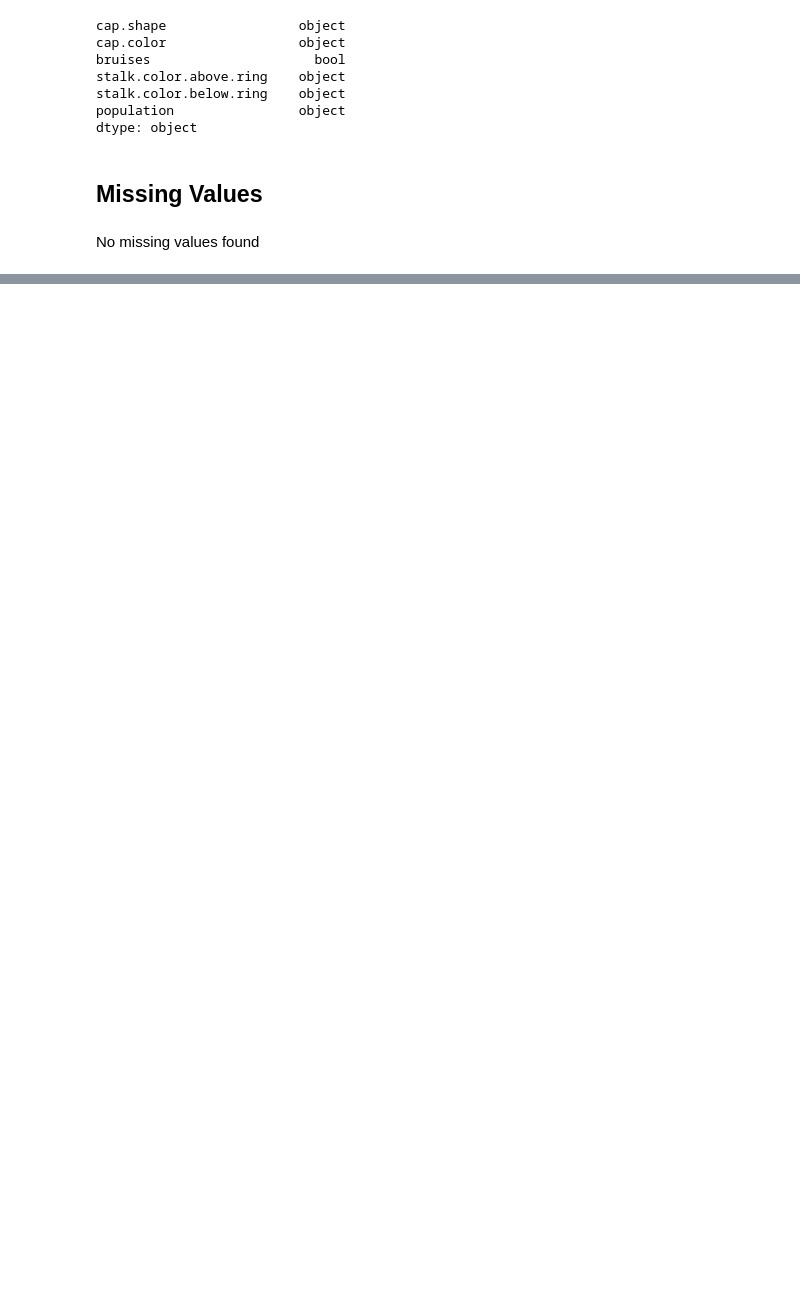
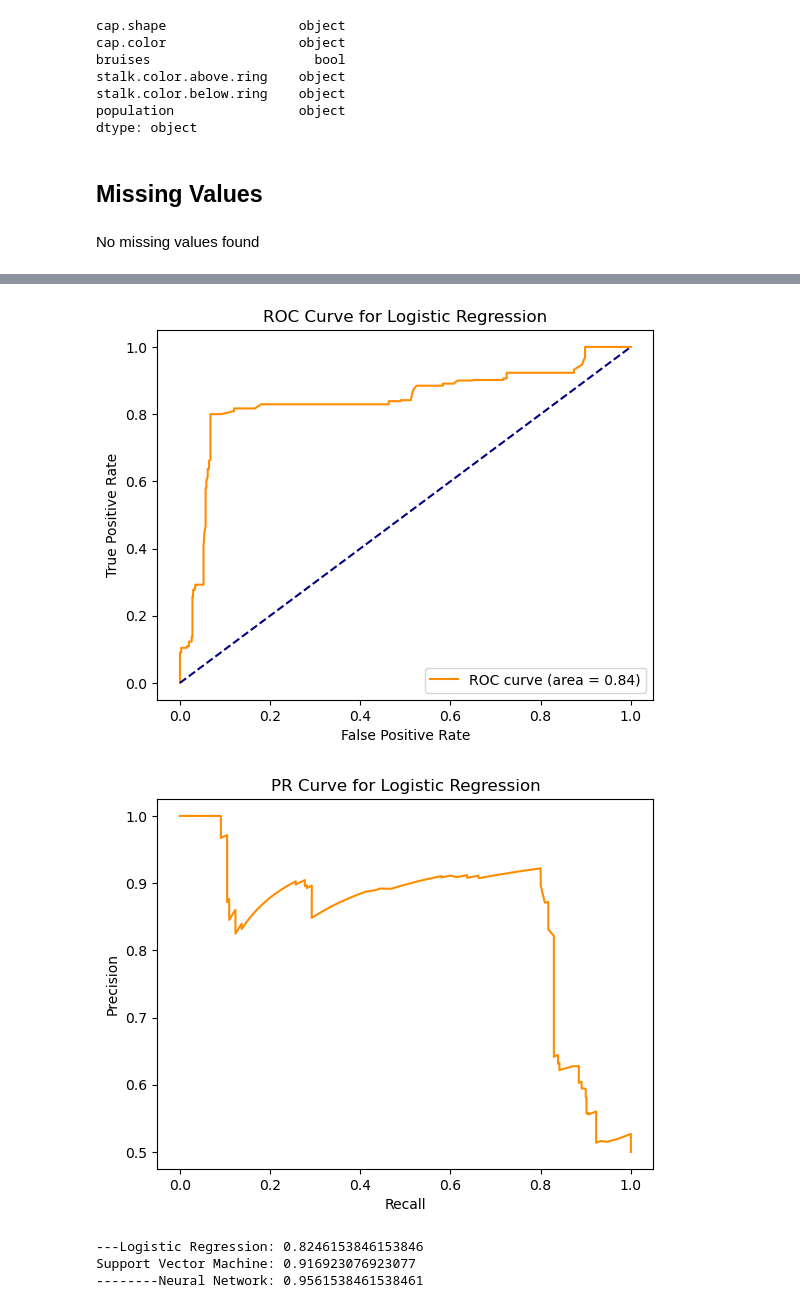
Before and after one commit to MerleSt/MushroomClassification, a Jupyter notebook: Notebooks/mushroom_model.ipynb, the cells around one changed output, grey strips where cells are left out. Cells and saved outputs as stored; diff of their text form; code cells hidden in the pictures; blank space fills up the shorter version.

```diff
--- a/Notebooks/mushroom_model.ipynb
+++ b/Notebooks/mushroom_model.ipynb
@@ -27,0 +104,2 @@ No missing values found
+# %%
+X_train, X_test, y_train, y_test = train_test_split(X, y, train_size=0.8)
@@ -27,0 +118,4 @@ No missing values found
+# %%
+log_model.fit(X_train, y_train)
+svm_model.fit(X_train, y_train)
+nn_model.fit(X_train, y_train)
@@ -27,0 +178,50 @@ No missing values found
+# %%
+from sklearn.metrics import roc_curve, auc, precision_recall_curve
+
+# For Logistic Regression
+y_prob_log = log_model.predict_proba(X_test)[:,1] # probabilities of the positive class
+
+# ROC
+fpr_log, tpr_log, thresholds_roc = roc_curve(y_test, y_prob_log)
+roc_auc_log = auc(fpr_log, tpr_log)
+
+# PR Curve
+precision_log, recall_log, thresholds_pr = precision_recall_curve(y_test, y_prob_log)
+
+# You can then plot these metrics against each other to visualize the curves.
+# %%
+import matplotlib.pyplot as plt
+
+# For Logistic Regression ROC Curve
+fpr_log, tpr_log, _ = roc_curve(y_test, y_prob_log)
+roc_auc_log = auc(fpr_log, tpr_log)
+
+plt.figure()
+plt.plot(fpr_log, tpr_log, color='darkorange', label=f'ROC curve (area = {roc_auc_log:.2f})')
+plt.plot([0, 1], [0, 1], color='navy', linestyle='--')
+plt.xlabel('False Positive Rate')
+plt.ylabel('True Positive Rate')
+plt.title('ROC Curve for Logistic Regression')
+plt.legend(loc="lower right")
+plt.show()
+
+# For Logistic Regression PR Curve
+precision_log, recall_log, _ = precision_recall_curve(y_test, y_prob_log)
+
+plt.figure()
+plt.plot(recall_log, precision_log, color='darkorange')
+plt.xlabel('Recall')
+plt.ylabel('Precision')
+plt.title('PR Curve for Logistic Regression')
+plt.show()
+# %% [output]
+[figure, added]
+[figure, added]
+# %%
+print(f"---Logistic Regression: {log_model.score(X_test, y_test)}")
+print(f"Support Vector Machine: {svm_model.score(X_test, y_test)}")
+print(f"--------Neural Network: {nn_model.score(X_test, y_test)}")
+# %% [output]
+---Logistic Regression: 0.8246153846153846
+Support Vector Machine: 0.916923076923077
+--------Neural Network: 0.9561538461538461
```
Also changed, not shown: parts of 28 cells of this notebook.
